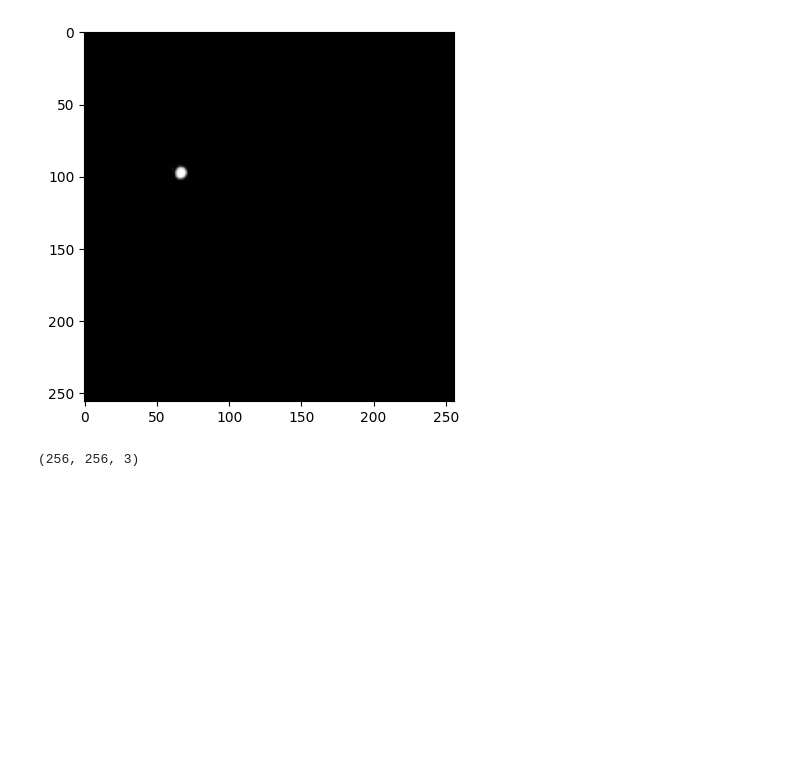
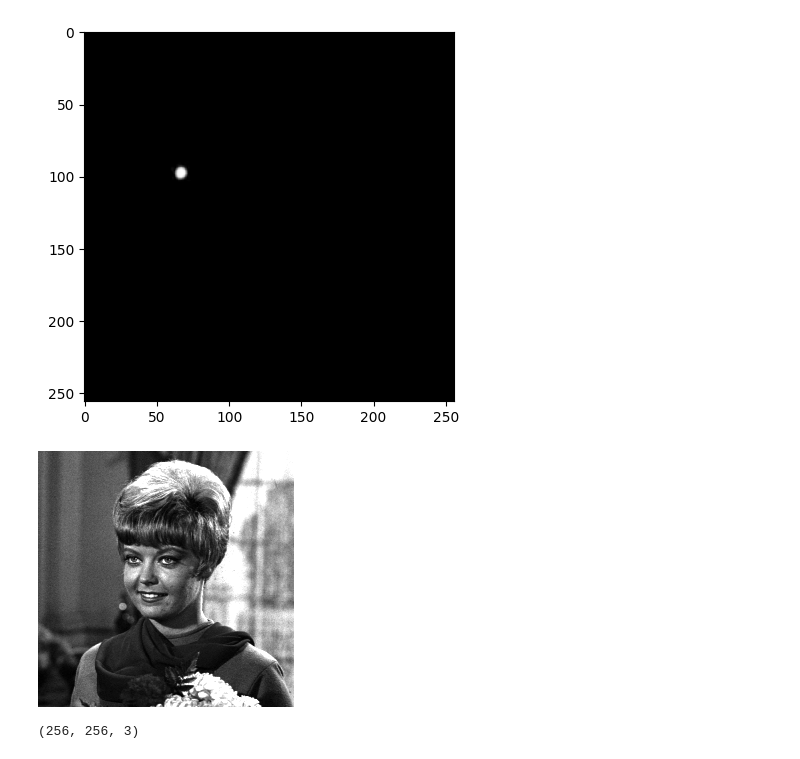
Before and after one commit to Hyeonji1234/IPcolab, a Jupyter notebook: ch03_1.ipynb, the cells around one changed output. Saved outputs shown, nothing was run; the diff lists cells and outputs as text; code cells hidden in the pictures; blank space fills up the shorter version.

```diff
--- a/ch03_1.ipynb
+++ b/ch03_1.ipynb
@@ -106,3 +114,17 @@ gMul = np.zeros((gimg1.shape[0], gimg1.shape[1]), dtype=np.ubyte)
+# %%
+val = 2
+
+for h in range(gimg1.shape[0]):
+  for w in range(gimg1.shape[1]):
+    mulVal = np.int32(gimg1[h, w]) * val
+    gMul[h, w] = saturation(mulVal)
+
+
+#plt.imshow(gMul, cmap='gray')
+#plt.imshow(gMul, cmap='gray', vmin=0, vmax=255)
+cv2_imshow(gMul)
+# %% [output]
+[figure, added]
 # %%
 img = cv2.imread('/content/gdrive/My Drive/digital/Images/girl.jpg')
 print(img.shape)
```
Also changed, not shown: parts of 3 cells of this notebook.
